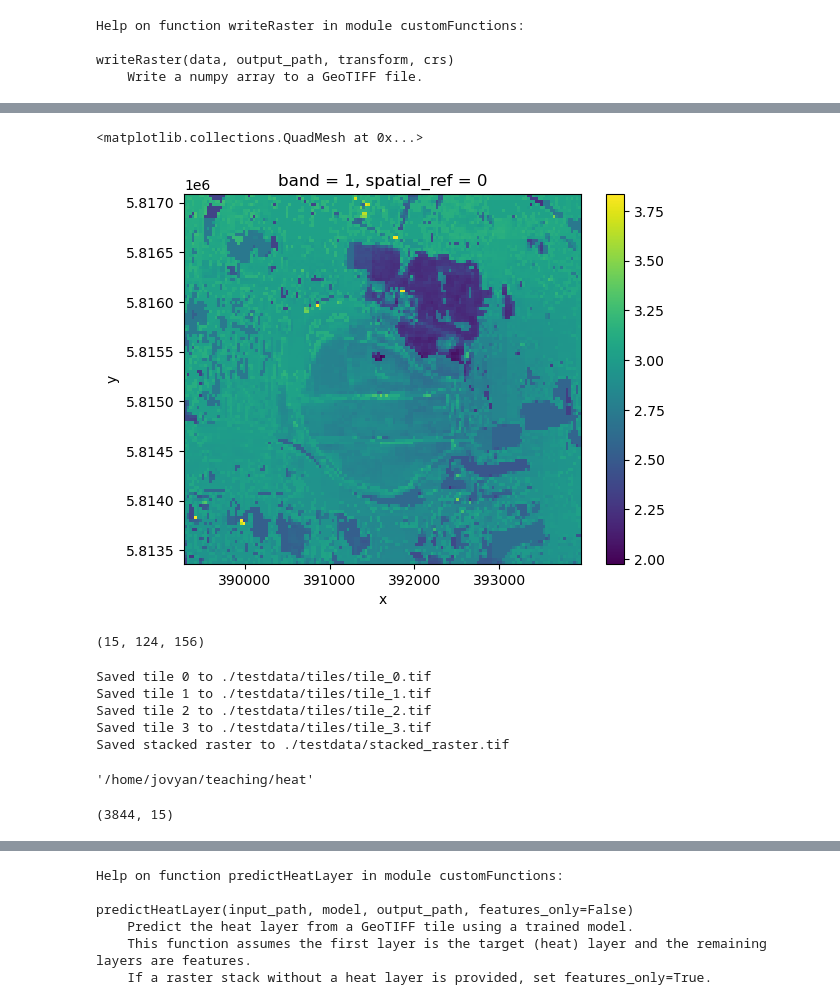
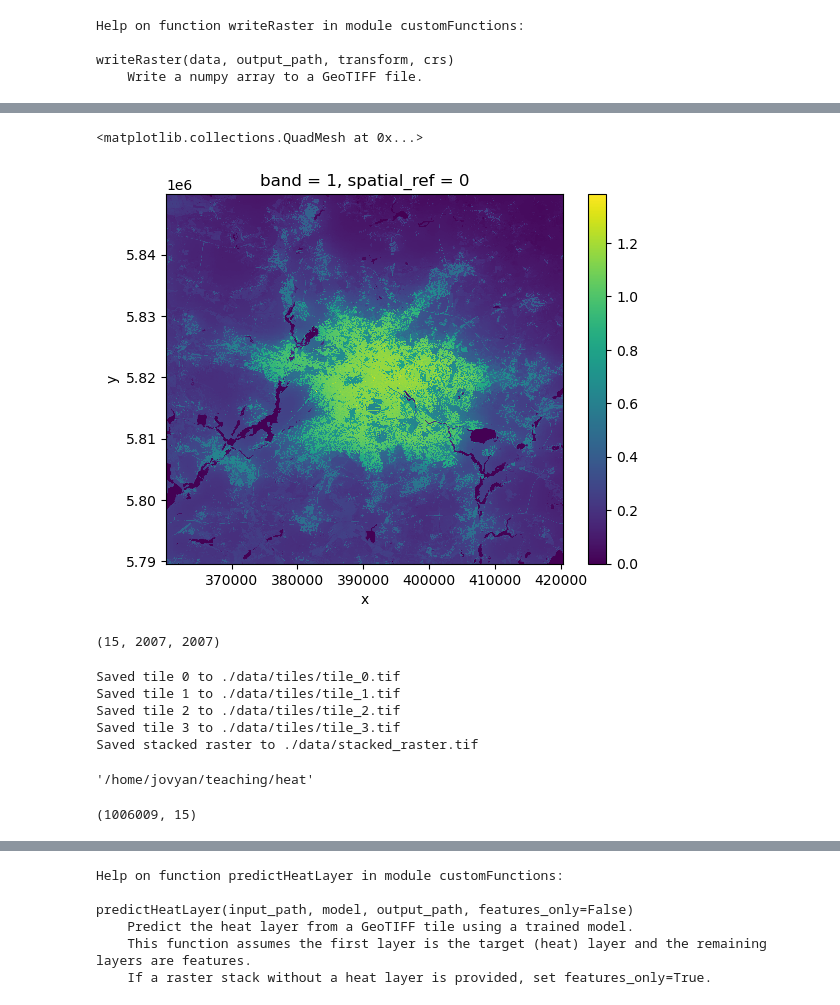
Before and after one commit to fabiobrill/teaching, a Jupyter notebook: heat/heat_notebook.ipynb, the cells around one changed output, grey strips where cells are left out. Drawn from its saved outputs; the diff is of its cells as text; code cells hidden in the pictures.

Commit message:
heat draft 5

```diff
--- a/heat/heat_notebook.ipynb
+++ b/heat/heat_notebook.ipynb
@@ -9,6 +9,6 @@ os.getcwd()
 # %% [output]
 '/home/jovyan/teaching/heat'
 # %%
-datafolder = "./testdata"
+datafolder = "./data"
 os.listdir(datafolder)
 # %% [output]
@@ -32,5 +26,5 @@ os.listdir(datafolder)
 # %%
-reference_raster = rioxarray.open_rasterio(datafolder + "/reference_raster_clipped.tif")
+reference_raster = rioxarray.open_rasterio(datafolder + "/T2M_daily_mean_max_topography_2011_2020_present_30.tif")
 reference_raster.plot()
 # %% [output]
 <matplotlib.collections.QuadMesh at 0x...>
@@ -185,11 +179,11 @@ Saved file ./testdata/buildings_convolved_990m.tif
 # %%
 from customFunctions import slice_into_tiles, save_tiles_as_geotiff, save_stacked_raster_as_geotiff
 # %%
-heat_raster = rioxarray.open_rasterio(os.path.join(datafolder, "reference_raster_clipped.tif")).squeeze()
+heat_raster = reference_raster.copy().squeeze()
 heat_raster.plot()
 # %% [output]
 <matplotlib.collections.QuadMesh at 0x...>
-[figure, old version]
+[figure, new version]
 # %%
 # load the convolved feature rasters
 greens_convolved= rioxarray.open_rasterio(os.path.join(datafolder, "greens_convolved_990m.tif")).squeeze()
@@ -218,7 +212,7 @@ stacked_raster = np.stack([heat_raster, greens_convolved, forest_convolved,
                            buildings_distance], axis=0)
 stacked_raster.shape # should be (15, height, width) where 15 is the number of layers
 # %% [output]
-(15, 124, 156)
+(15, 2007, 2007)
 # %%
 # slice the stacked raster into 4 tiles, using the provided custom function
 tile_size = stacked_raster.shape[1] // 2  # Assuming we want 2x2 tiles
@@ -234,11 +228,11 @@ save_tiles_as_geotiff(tiles, heat_raster.rio.transform(), heat_raster.rio.crs, o
 output_filename = os.path.join(datafolder, "stacked_raster.tif")
 save_stacked_raster_as_geotiff(stacked_raster, heat_raster.rio.transform(), heat_raster.rio.crs, output_filename)
 # %% [output]
-Saved tile 0 to ./testdata/tiles/tile_0.tif
-Saved tile 1 to ./testdata/tiles/tile_1.tif
-Saved tile 2 to ./testdata/tiles/tile_2.tif
-Saved tile 3 to ./testdata/tiles/tile_3.tif
-Saved stacked raster to ./testdata/stacked_raster.tif
+Saved tile 0 to ./data/tiles/tile_0.tif
+Saved tile 1 to ./data/tiles/tile_1.tif
+Saved tile 2 to ./data/tiles/tile_2.tif
+Saved tile 3 to ./data/tiles/tile_3.tif
+Saved stacked raster to ./data/stacked_raster.tif
 # %%
 import random
 import matplotlib.pyplot as plt
@@ -260,7 +254,7 @@ training_data = data.reshape(data.shape[0], -1).T  # Reshape to (num_pixels, num
 # %%
 training_data.shape
 # %% [output]
-(3844, 15)
+(1006009, 15)
 # %%
 heat_layer = training_data[:, 0]  # First layer is heat
 features = training_data[:, 1:]   # Remaining layers are features
```
Also changed, not shown: parts of 14 cells of this notebook, 1 other file.
